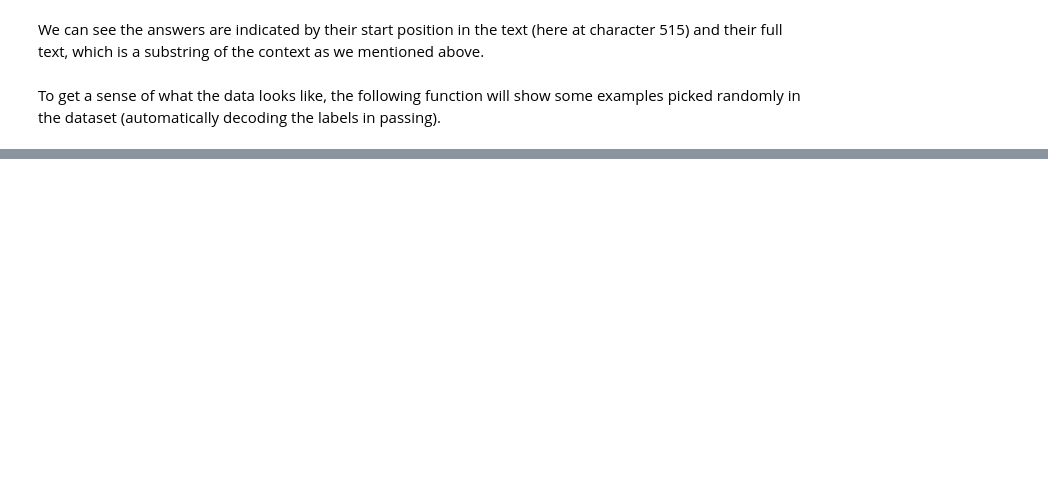
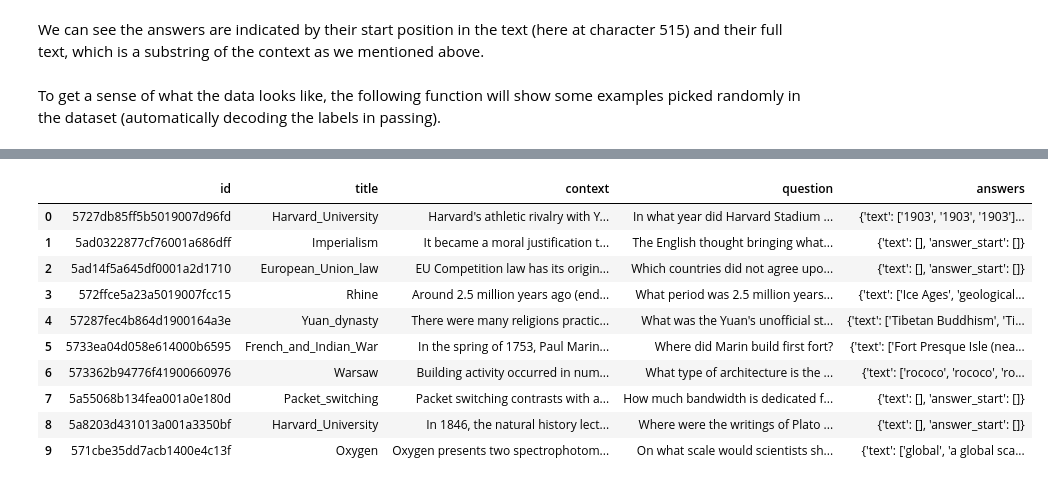
Before and after one commit to rhakbari/ms-thesis-gpt-3, a Jupyter notebook: gpt_3_data_preprocessing.ipynb, the cells around one changed output, grey strips where cells are left out. Saved outputs shown, nothing was run; the diff lists cells and outputs as text; code cells hidden in the pictures; blank space fills up the shorter version.

```diff
--- a/gpt_3_data_preprocessing.ipynb
+++ b/gpt_3_data_preprocessing.ipynb
@@ -62,5 +62,6 @@ from datasets import load_dataset, load_metric
 # %% [markdown]
 For our example here, we'll use the [SQUAD dataset](https://rajpurkar.github.io/SQuAD-explorer/). The notebook should work with any question answering dataset provided by the 🤗 Datasets library. If you're using your own dataset defined from a JSON or csv file (see the [Datasets documentation](https://huggingface.co/docs/datasets/loading_datasets.html#from-local-files) on how to load them), it might need some adjustments in the names of the columns used.
 # %%
+squad_v2 = True
 datasets = load_dataset("squad_v2" if squad_v2 else "squad")
 # %% [output]
@@ -136,3 +136,17 @@ show_random_elements(datasets["train"])
+# %%
+show_random_elements(datasets["validation"])
+# %% [output]
+|  | id | title | context | question | answers |
+| 0 | 5727db85ff5b5019007d96fd | Harvard_University | Harvard's athletic rivalry with Y... | In what year did Harvard Stadium ... | {'text': ['1903', '1903', '1903']... |
+| 1 | 5ad0322877cf76001a686dff | Imperialism | It became a moral justification t... | The English thought bringing what... | {'text': [], 'answer_start': []} |
+| 2 | 5ad14f5a645df0001a2d1710 | European_Union_law | EU Competition law has its origin... | Which countries did not agree upo... | {'text': [], 'answer_start': []} |
+| 3 | 572ffce5a23a5019007fcc15 | Rhine | Around 2.5 million years ago (end... | What period was 2.5 million years... | {'text': ['Ice Ages', 'geological... |
+| 4 | 57287fec4b864d1900164a3e | Yuan_dynasty | There were many religions practic... | What was the Yuan's unofficial st... | {'text': ['Tibetan Buddhism', 'Ti... |
+| 5 | 5733ea04d058e614000b6595 | French_and_Indian_War | In the spring of 1753, Paul Marin... | Where did Marin build first fort? | {'text': ['Fort Presque Isle (nea... |
+| 6 | 573362b94776f41900660976 | Warsaw | Building activity occurred in num... | What type of architecture is the ... | {'text': ['rococo', 'rococo', 'ro... |
+| 7 | 5a55068b134fea001a0e180d | Packet_switching | Packet switching contrasts with a... | How much bandwidth is dedicated f... | {'text': [], 'answer_start': []} |
+| 8 | 5a8203d431013a001a3350bf | Harvard_University | In 1846, the natural history lect... | Where were the writings of Plato ... | {'text': [], 'answer_start': []} |
+| 9 | 571cbe35dd7acb1400e4c13f | Oxygen | Oxygen presents two spectrophotom... | On what scale would scientists sh... | {'text': ['global', 'a global sca... |
 # %%
 #Converting the dataset into array/list of objects/dictionaries according to the format required by OpenAI in Prompt and completion form
 
```
Also changed, not shown: parts of 5 cells of this notebook.
